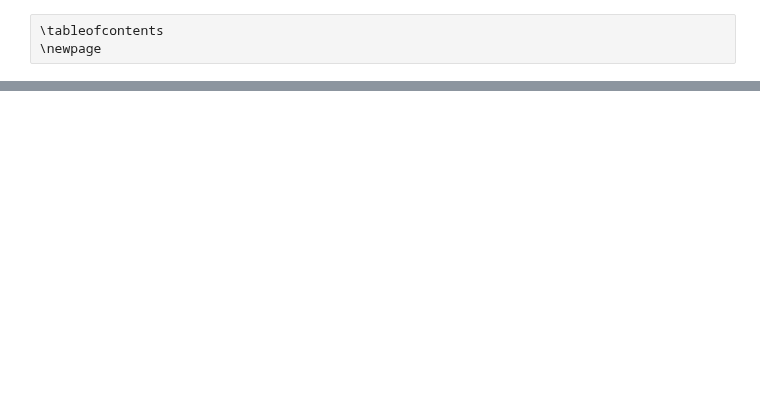
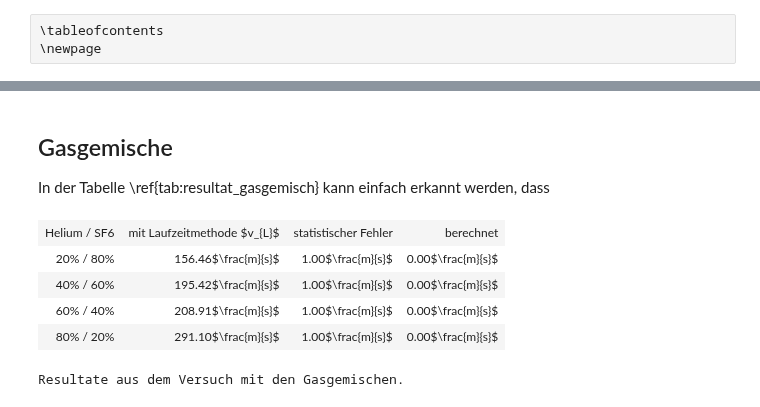
Before and after one commit to Yatekii/glal3, a Jupyter notebook: versuch3/W8.ipynb, the cells around one changed output, grey strips where cells are left out. Cells and saved outputs as stored; diff of their text form; code cells hidden in the pictures; blank space fills up the shorter version.

```diff
--- a/versuch3/W8.ipynb
+++ b/versuch3/W8.ipynb
@@ -96,0 +523,52 @@ plt.show()
+# %% [markdown]
+## Gasgemische
+
+In der Tabelle \ref{tab:resultat_gasgemisch} kann einfach erkannt werden, dass
+# %%
+# Show results
+
+values = [
+    '20% / 80%',
+    '40% / 60%',
+    '60% / 40%',
+    '80% / 20%'
+]
+means_x = [
+    '{0:.2f}'.format(results['helium']['sf6']['02_l_slope']) + r'$\frac{m}{s}$',
+    '{0:.2f}'.format(results['helium']['sf6']['04_l_slope']) + r'$\frac{m}{s}$',
+    '{0:.2f}'.format(results['helium']['sf6']['06_l_slope']) + r'$\frac{m}{s}$',
+    '{0:.2f}'.format(results['helium']['sf6']['08_l_slope']) + r'$\frac{m}{s}$'
+]
+
+sem_x = [
+    '{0:.2f}'.format(results['helium']['sf6']['02_l_sem']) + r'$\frac{m}{s}$',
+    '{0:.2f}'.format(results['helium']['sf6']['04_l_sem']) + r'$\frac{m}{s}$',
+    '{0:.2f}'.format(results['helium']['sf6']['06_l_sem']) + r'$\frac{m}{s}$',
+    '{0:.2f}'.format(results['helium']['sf6']['08_l_sem']) + r'$\frac{m}{s}$'
+]
+
+berechnet_x = [
+    '{0:.2f}'.format(results['helium']['sf6']['02_l_berechnet']) + r'$\frac{m}{s}$',
+    '{0:.2f}'.format(results['helium']['sf6']['04_l_berechnet']) + r'$\frac{m}{s}$',
+    '{0:.2f}'.format(results['helium']['sf6']['06_l_berechnet']) + r'$\frac{m}{s}$',
+    '{0:.2f}'.format(results['helium']['sf6']['08_l_berechnet']) + r'$\frac{m}{s}$'
+]
+
+v2_results_tbl = PrettyTable(
+    list(zip(values, means_x, sem_x, berechnet_x)),
+    label='tab:resultat_gasgemisch',
+    caption='Resultate aus dem Versuch mit den Gasgemischen.',
+    extra_header=[
+        'Helium / SF6',
+        'mit Laufzeitmethode $v_{L}$',
+        'statistischer Fehler',
+        'berechnet',
+    ], entries_per_column=4)
+v2_results_tbl.show()
+# %% [output]
+| Helium / SF6 | mit Laufzeitmethode $v_{L}$ | statistischer Fehler | berechnet |
+| 20% / 80% | 156.46$\frac{m}{s}$ | 1.00$\frac{m}{s}$ | 0.00$\frac{m}{s}$ |
+| 40% / 60% | 195.42$\frac{m}{s}$ | 1.00$\frac{m}{s}$ | 0.00$\frac{m}{s}$ |
+| 60% / 40% | 208.91$\frac{m}{s}$ | 1.00$\frac{m}{s}$ | 0.00$\frac{m}{s}$ |
+| 80% / 20% | 291.10$\frac{m}{s}$ | 1.00$\frac{m}{s}$ | 0.00$\frac{m}{s}$ |
+Resultate aus dem Versuch mit den Gasgemischen.
```
Also changed, not shown: parts of 23 cells of this notebook, 19 other files.
